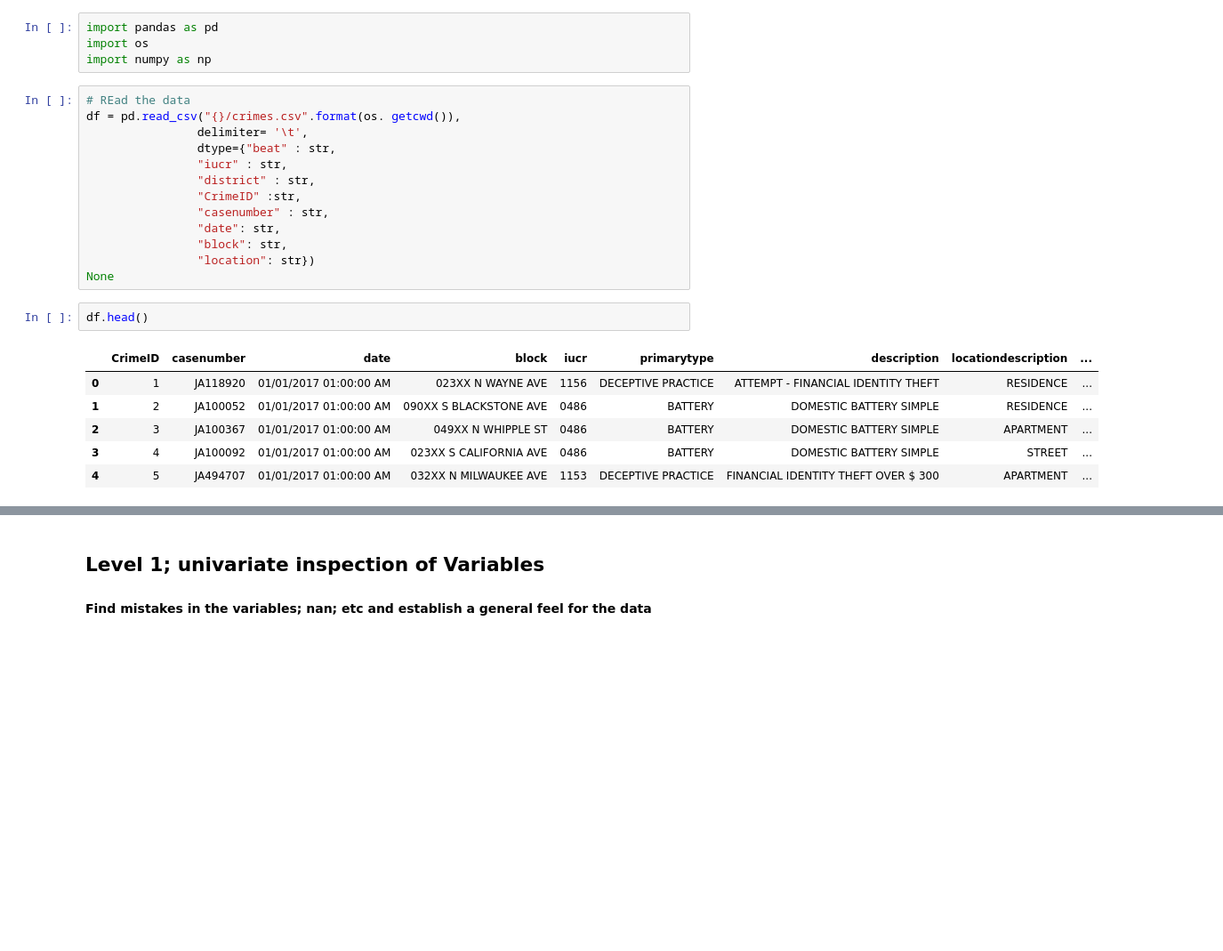
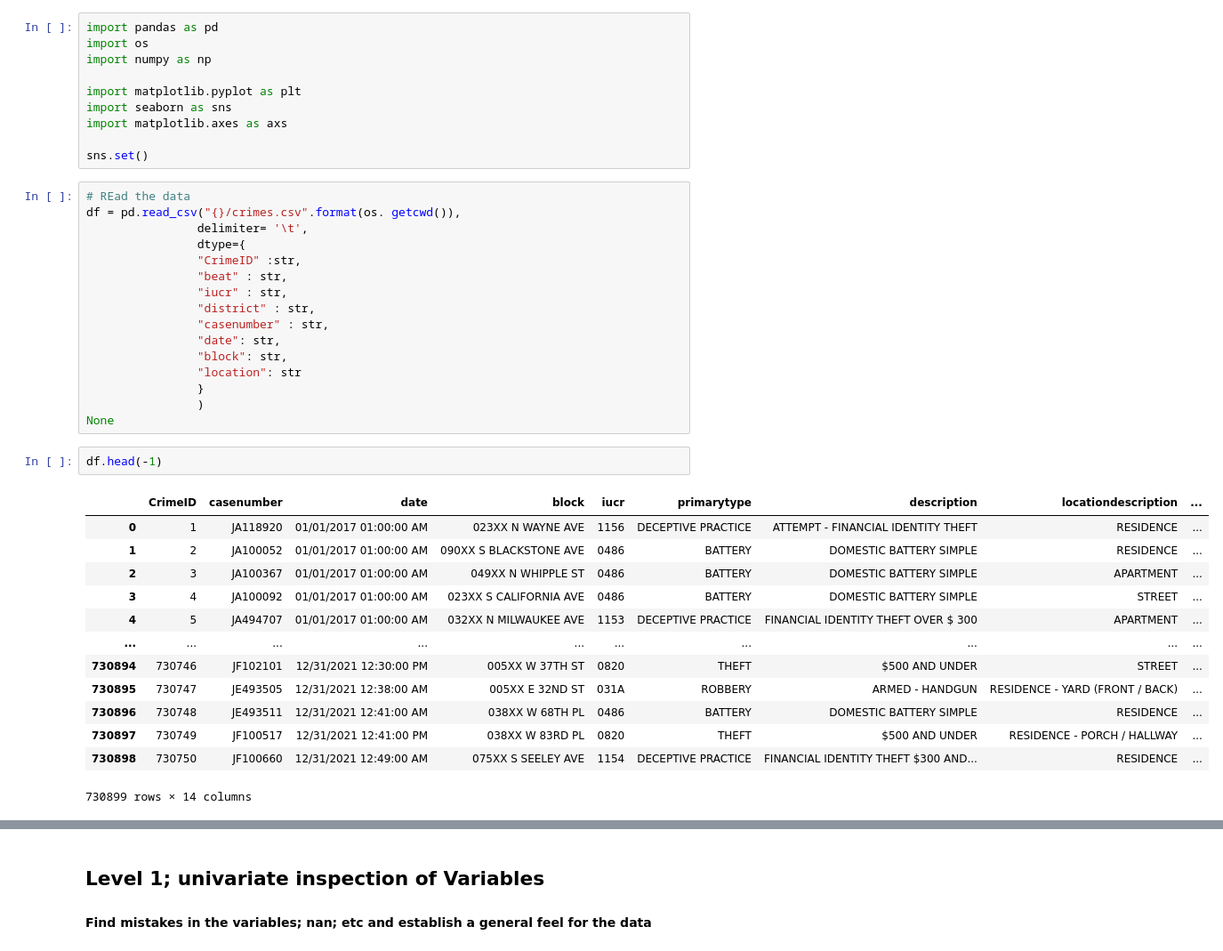
Before and after one commit to AngeloBarisano/data_management_and_ethics, a Jupyter notebook: eda.ipynb, the cells around one changed output, grey strips where cells are left out. Shown: that part at 89% size. Drawn from its saved outputs; the diff is of its cells as text; blank space fills up the shorter version.

```diff
--- a/eda.ipynb
+++ b/eda.ipynb
@@ -2,28 +2,44 @@
 import pandas as pd
 import os
 import numpy as np
+
+import matplotlib.pyplot as plt
+import seaborn as sns
+import matplotlib.axes as axs
+
+sns.set()
 # %%
 # REad the data
 df = pd.read_csv("{}/crimes.csv".format(os. getcwd()),
                 delimiter= '\t',
-                dtype={"beat" : str,
+                dtype={
+                "CrimeID" :str,
+                "beat" : str,
                 "iucr" : str,
                 "district" : str,
-                "CrimeID" :str,
                 "casenumber" : str,
                 "date": str,
                 "block": str,
-                "location": str})
+                "location": str
+                }
+                )
 None
 # %%
-df.head()
+df.head(-1)
 # %% [output]
 |  | CrimeID | casenumber | date | block | iucr | primarytype | description | locationdescription | ... |
 | 0 | 1 | JA118920 | 01/01/2017 01:00:00 AM | 023XX N WAYNE AVE | 1156 | DECEPTIVE PRACTICE | ATTEMPT - FINANCIAL IDENTITY THEFT | RESIDENCE | ... |
 | 1 | 2 | JA100052 | 01/01/2017 01:00:00 AM | 090XX S BLACKSTONE AVE | 0486 | BATTERY | DOMESTIC BATTERY SIMPLE | RESIDENCE | ... |
 | 2 | 3 | JA100367 | 01/01/2017 01:00:00 AM | 049XX N WHIPPLE ST | 0486 | BATTERY | DOMESTIC BATTERY SIMPLE | APARTMENT | ... |
 | 3 | 4 | JA100092 | 01/01/2017 01:00:00 AM | 023XX S CALIFORNIA AVE | 0486 | BATTERY | DOMESTIC BATTERY SIMPLE | STREET | ... |
 | 4 | 5 | JA494707 | 01/01/2017 01:00:00 AM | 032XX N MILWAUKEE AVE | 1153 | DECEPTIVE PRACTICE | FINANCIAL IDENTITY THEFT OVER $ 300 | APARTMENT | ... |
+| ... | ... | ... | ... | ... | ... | ... | ... | ... | ... |
+| 730894 | 730746 | JF102101 | 12/31/2021 12:30:00 PM | 005XX W 37TH ST | 0820 | THEFT | $500 AND UNDER | STREET | ... |
+| 730895 | 730747 | JE493505 | 12/31/2021 12:38:00 AM | 005XX E 32ND ST | 031A | ROBBERY | ARMED - HANDGUN | RESIDENCE - YARD (FRONT / BACK) | ... |
+| 730896 | 730748 | JE493511 | 12/31/2021 12:41:00 AM | 038XX W 68TH PL | 0486 | BATTERY | DOMESTIC BATTERY SIMPLE | RESIDENCE | ... |
+| 730897 | 730749 | JF100517 | 12/31/2021 12:41:00 PM | 038XX W 83RD PL | 0820 | THEFT | $500 AND UNDER | RESIDENCE - PORCH / HALLWAY | ... |
+| 730898 | 730750 | JF100660 | 12/31/2021 12:49:00 AM | 075XX S SEELEY AVE | 1154 | DECEPTIVE PRACTICE | FINANCIAL IDENTITY THEFT $300 AND... | RESIDENCE | ... |
+730899 rows × 14 columns
 # %% [markdown]
 Task 1:
 possible questions to investigate;
```
Also changed, not shown: parts of 31 cells of this notebook.
